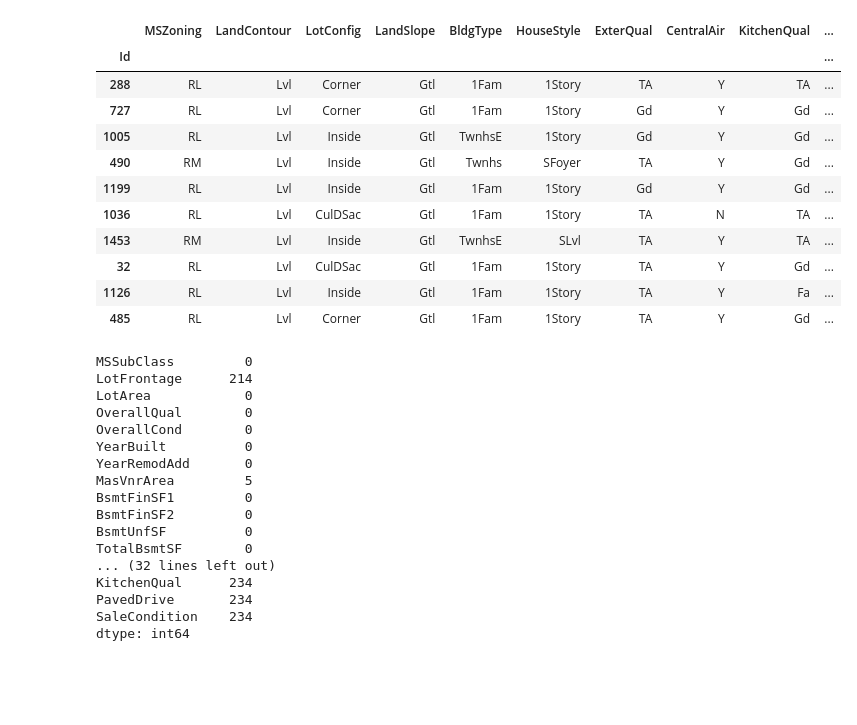
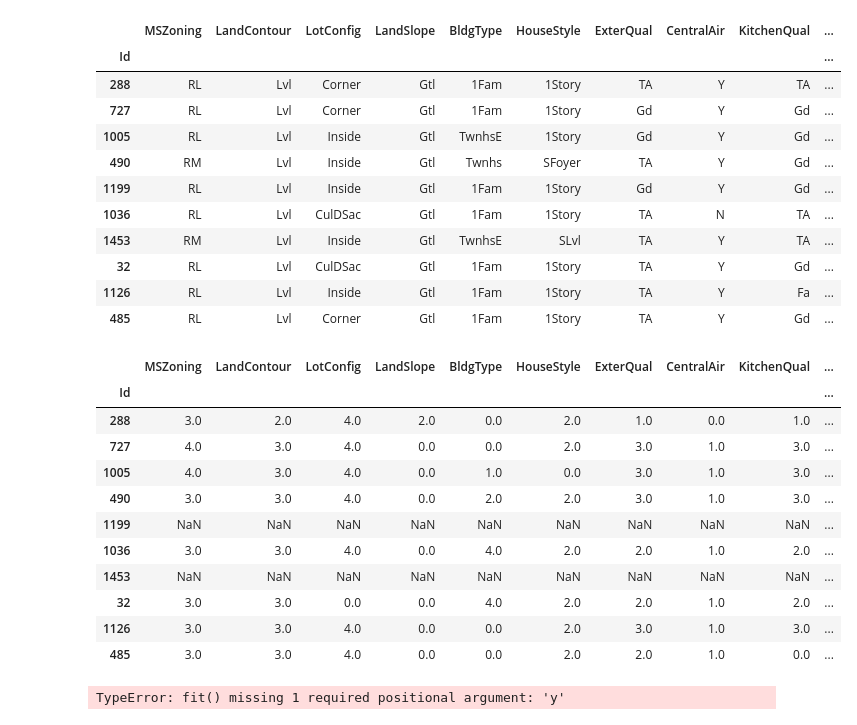
Before and after one commit to georgek2/Home_Prices, a Jupyter notebook: Decision_Tree/model_three.ipynb, the cells around one changed output. Saved outputs shown, nothing was run; the diff lists cells and outputs as text; code cells hidden in the pictures; blank space fills up the shorter version.

```diff
--- a/Decision_Tree/model_three.ipynb
+++ b/Decision_Tree/model_three.ipynb
@@ -433,23 +431,23 @@ n_X_t[good_cols].head(10)
 | 32 | RL | Lvl | CulDSac | Gtl | 1Fam | 1Story | TA | Y | Gd | ... |
 | 1126 | RL | Lvl | Inside | Gtl | 1Fam | 1Story | TA | Y | Fa | ... |
 | 485 | RL | Lvl | Corner | Gtl | 1Fam | 1Story | TA | Y | Gd | ... |
-# %%
-enc_new_t.isnull().sum()
-# %% [output]
-MSSubClass         0
-LotFrontage      214
-LotArea            0
-OverallQual        0
-OverallCond        0
-YearBuilt          0
-YearRemodAdd       0
-MasVnrArea         5
-BsmtFinSF1         0
-BsmtFinSF2         0
-BsmtUnfSF          0
-TotalBsmtSF        0
-... (32 lines left out)
-KitchenQual      234
-PavedDrive       234
-SaleCondition    234
-dtype: int64
+# %%
+enc_new_t[good_cols].head(10)
+# %% [output]
+|  | MSZoning | LandContour | LotConfig | LandSlope | BldgType | HouseStyle | ExterQual | CentralAir | KitchenQual | ... |
+| Id |  |  |  |  |  |  |  |  |  | ... |
+| 288 | 3.0 | 2.0 | 4.0 | 2.0 | 0.0 | 2.0 | 1.0 | 0.0 | 1.0 | ... |
+| 727 | 4.0 | 3.0 | 4.0 | 0.0 | 0.0 | 2.0 | 3.0 | 1.0 | 3.0 | ... |
+| 1005 | 4.0 | 3.0 | 4.0 | 0.0 | 1.0 | 0.0 | 3.0 | 1.0 | 3.0 | ... |
+| 490 | 3.0 | 3.0 | 4.0 | 0.0 | 2.0 | 2.0 | 3.0 | 1.0 | 3.0 | ... |
+| 1199 | NaN | NaN | NaN | NaN | NaN | NaN | NaN | NaN | NaN | ... |
+| 1036 | 3.0 | 3.0 | 4.0 | 0.0 | 4.0 | 2.0 | 2.0 | 1.0 | 2.0 | ... |
+| 1453 | NaN | NaN | NaN | NaN | NaN | NaN | NaN | NaN | NaN | ... |
+| 32 | 3.0 | 3.0 | 0.0 | 0.0 | 4.0 | 2.0 | 2.0 | 1.0 | 2.0 | ... |
+| 1126 | 3.0 | 3.0 | 4.0 | 0.0 | 0.0 | 2.0 | 3.0 | 1.0 | 3.0 | ... |
+| 485 | 3.0 | 3.0 | 4.0 | 0.0 | 0.0 | 2.0 | 2.0 | 1.0 | 0.0 | ... |
+# %%
+model = DecisionTreeRegressor
+model.fit(enc_new_t, y_train)
+# %% [output]
+TypeError: fit() missing 1 required positional argument: 'y'
```
Also changed, not shown: parts of 3 cells of this notebook, 5 other files.
